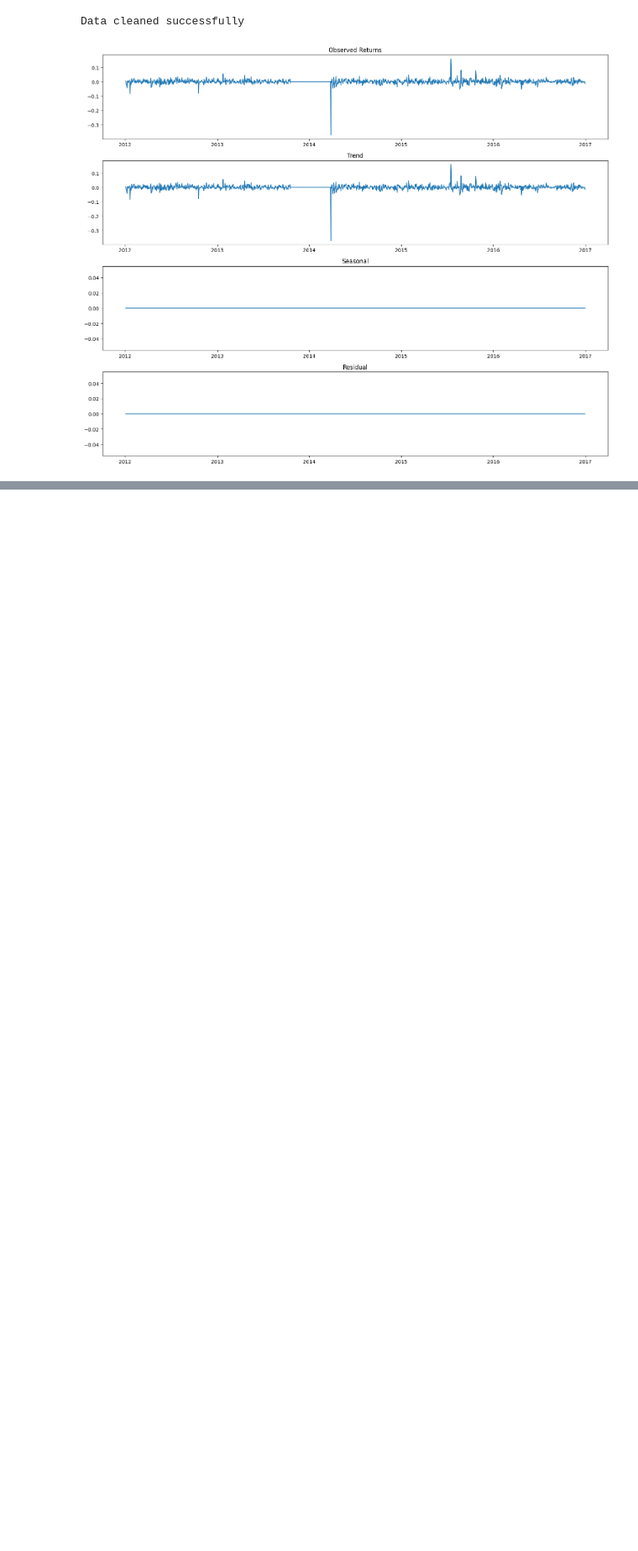
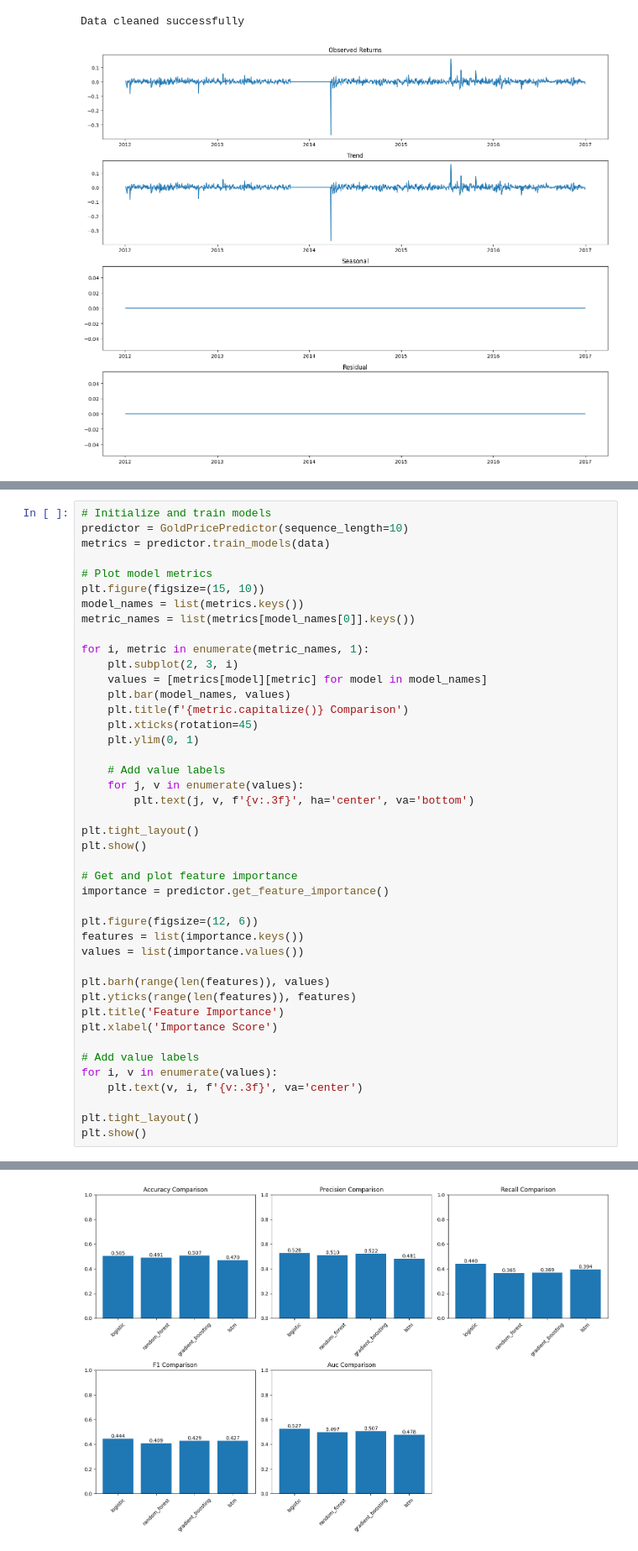
Before and after one commit to Anyueow/gold-price-dashboard, a Jupyter notebook: explore.ipynb, the cells around one changed output, grey strips where cells are left out. Shown at 84% size. Cells and saved outputs as stored; diff of their text form; blank space fills up the shorter version.

Commit message:
model results

```diff
--- a/explore.ipynb
+++ b/explore.ipynb
@@ -663,0 +880,44 @@ Most volatile month: Mar (std: 0.0373)
+# %%
+# Initialize and train models
+predictor = GoldPricePredictor(sequence_length=10)
+metrics = predictor.train_models(data)
+
+# Plot model metrics
+plt.figure(figsize=(15, 10))
+model_names = list(metrics.keys())
+metric_names = list(metrics[model_names[0]].keys())
+
+for i, metric in enumerate(metric_names, 1):
+    plt.subplot(2, 3, i)
+    values = [metrics[model][metric] for model in model_names]
+    plt.bar(model_names, values)
+    plt.title(f'{metric.capitalize()} Comparison')
+    plt.xticks(rotation=45)
+    plt.ylim(0, 1)
+
+    # Add value labels
+    for j, v in enumerate(values):
+        plt.text(j, v, f'{v:.3f}', ha='center', va='bottom')
+
+plt.tight_layout()
+plt.show()
+
+# Get and plot feature importance
+importance = predictor.get_feature_importance()
+
+plt.figure(figsize=(12, 6))
+features = list(importance.keys())
+values = list(importance.values())
+
+plt.barh(range(len(features)), values)
+plt.yticks(range(len(features)), features)
+plt.title('Feature Importance')
+plt.xlabel('Importance Score')
+
+# Add value labels
+for i, v in enumerate(values):
+    plt.text(v, i, f'{v:.3f}', va='center')
+
+plt.tight_layout()
+plt.show()
+# %% [output]
@@ -663,0 +955 @@ Most volatile month: Mar (std: 0.0373)
+[figure, added]
```
Also changed, not shown: parts of 8 cells of this notebook, 7 other files.
